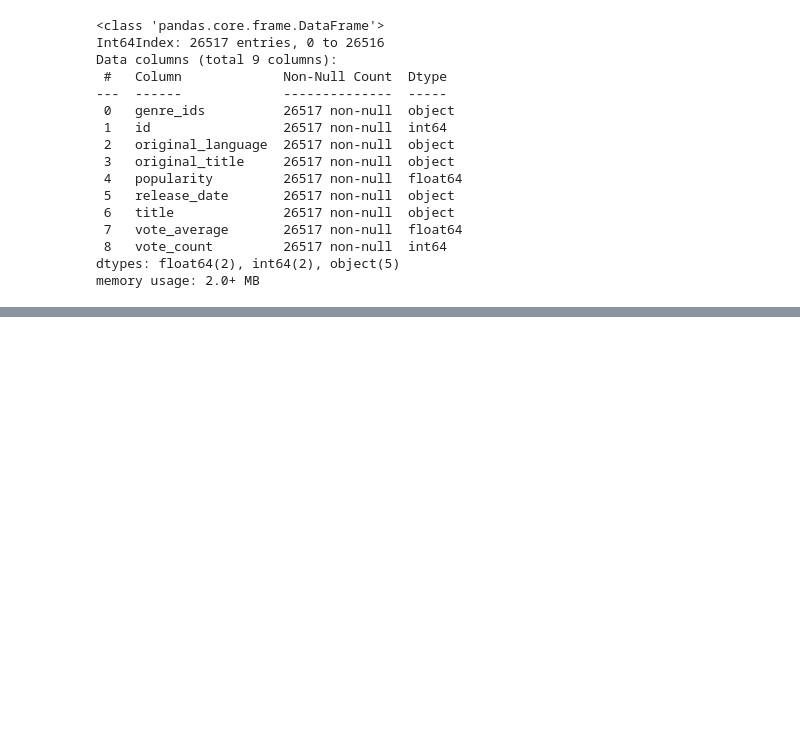
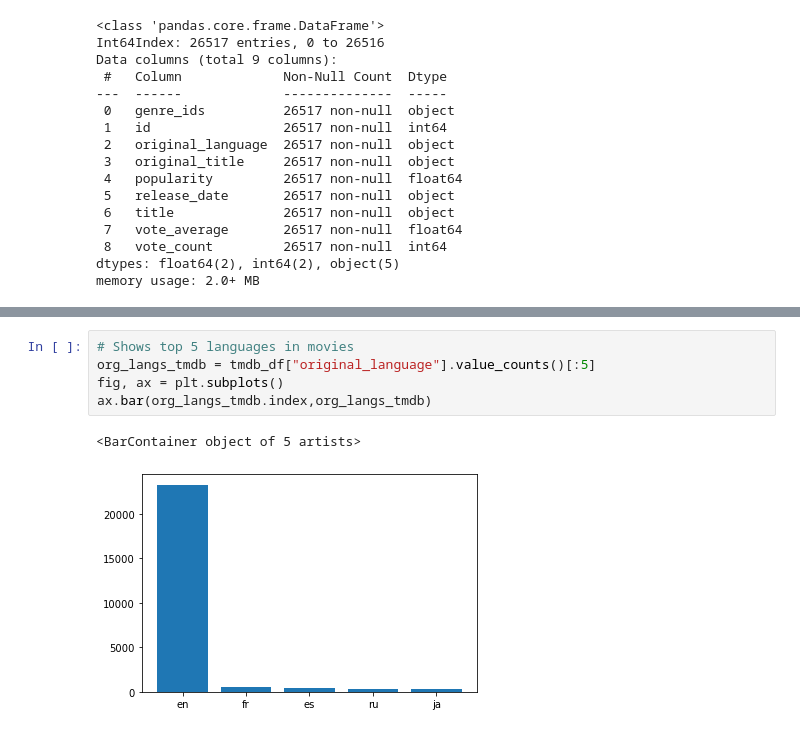
Before and after one commit to doriggs/Semester1Capstone, a Jupyter notebook: student.ipynb, the cells around one changed output, grey strips where cells are left out. Saved outputs shown, nothing was run; the diff lists cells and outputs as text; blank space fills up the shorter version.

```diff
--- a/student.ipynb
+++ b/student.ipynb
@@ -118,0 +177,8 @@ memory usage: 226.0+ KB
+# %%
+# Shows top 5 languages in movies
+org_langs_tmdb = tmdb_df["original_language"].value_counts()[:5]
+fig, ax = plt.subplots()
+ax.bar(org_langs_tmdb.index,org_langs_tmdb)
+# %% [output]
+<BarContainer object of 5 artists>
+[figure, added]
```
Also changed, not shown: parts of 16 cells of this notebook.
